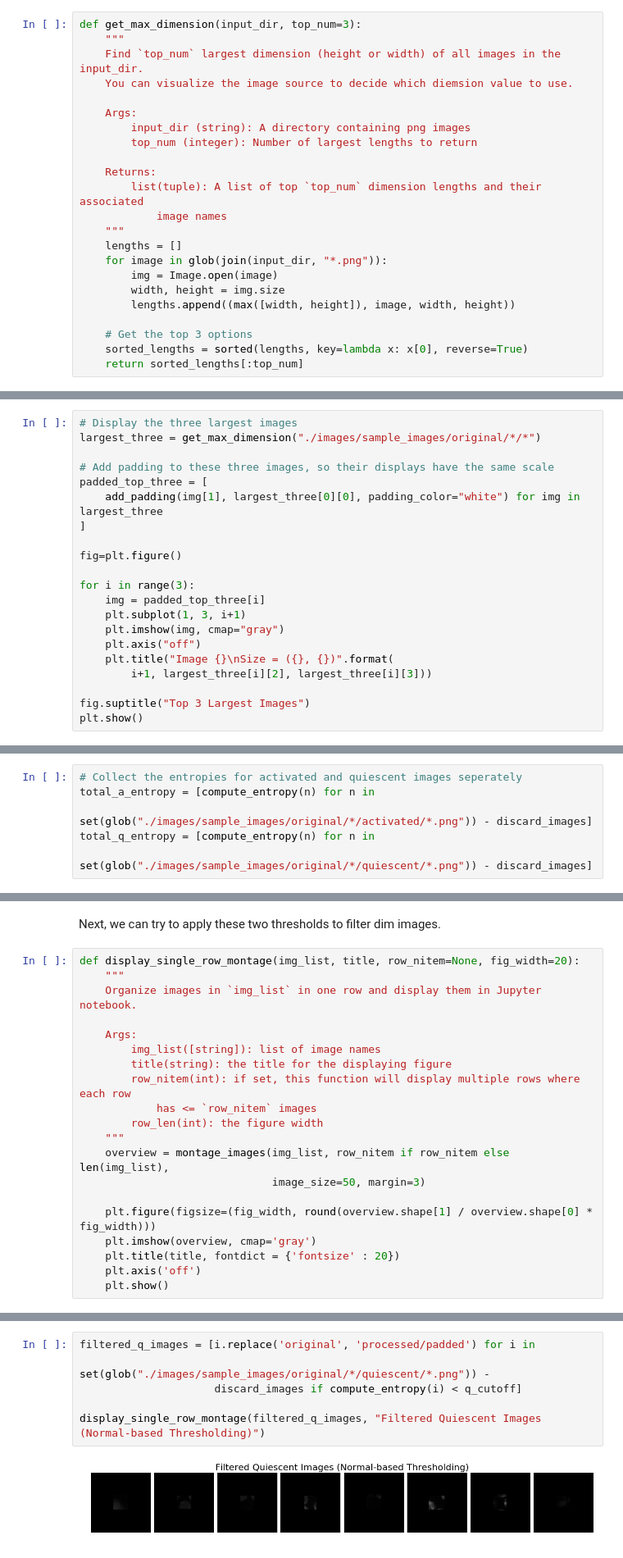
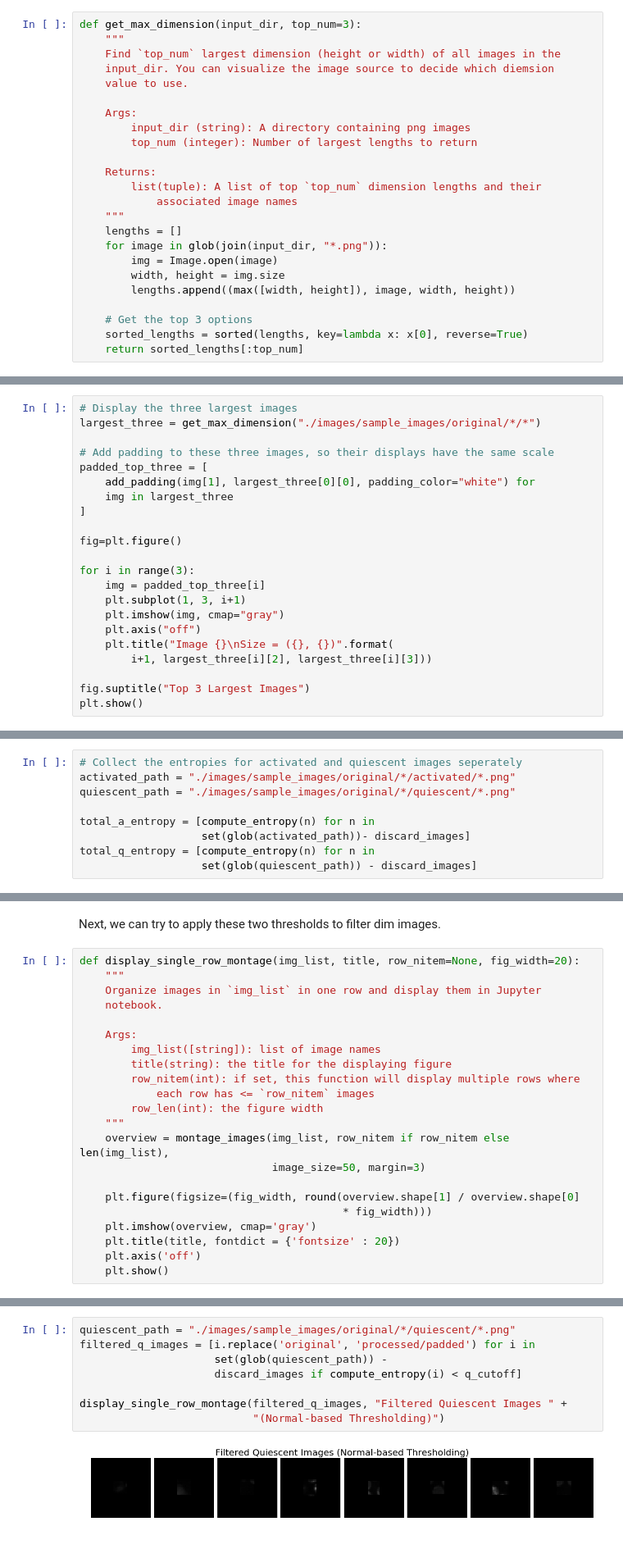
Before and after one commit to gitter-lab/t-cell-classification, a Jupyter notebook: image_processing.ipynb, the cells around one changed output, grey strips where cells are left out. Shown at 82% size. Saved outputs shown, nothing was run; the diff lists cells and outputs as text.

```diff
--- a/image_processing.ipynb
+++ b/image_processing.ipynb
@@ -84,16 +88,17 @@ It is not necessarily to resize all images to the largest size. For example, if
 # %%
 def get_max_dimension(input_dir, top_num=3):
     """
-    Find `top_num` largest dimension (height or width) of all images in the input_dir.
-    You can visualize the image source to decide which diemsion value to use.
+    Find `top_num` largest dimension (height or width) of all images in the
+    input_dir. You can visualize the image source to decide which diemsion
+    value to use.
 
     Args:
         input_dir (string): A directory containing png images
         top_num (integer): Number of largest lengths to return
 
     Returns:
-        list(tuple): A list of top `top_num` dimension lengths and their associated
-            image names
+        list(tuple): A list of top `top_num` dimension lengths and their
+            associated image names
     """
     lengths = []
     for image in glob(join(input_dir, "*.png")):
@@ -144,7 +149,8 @@ largest_three = get_max_dimension("./images/sample_images/original/*/*")
 
 # Add padding to these three images, so their displays have the same scale
 padded_top_three = [
-    add_padding(img[1], largest_three[0][0], padding_color="white") for img in largest_three
+    add_padding(img[1], largest_three[0][0], padding_color="white") for
+    img in largest_three
 ]
 
 fig=plt.figure()
@@ -295,10 +305,13 @@ Method 1 and 2 are easy and good for small dataset (i.e. this sample dataset). M
 This section demonstrates how to use an approximated normal distribution to help define $\alpha$.
 # %%
 # Collect the entropies for activated and quiescent images seperately
+activated_path = "./images/sample_images/original/*/activated/*.png"
+quiescent_path = "./images/sample_images/original/*/quiescent/*.png"
+
 total_a_entropy = [compute_entropy(n) for n in
-                   set(glob("./images/sample_images/original/*/activated/*.png")) - discard_images]
+                   set(glob(activated_path))- discard_images]
 total_q_entropy = [compute_entropy(n) for n in
-                   set(glob("./images/sample_images/original/*/quiescent/*.png")) - discard_images]
+                   set(glob(quiescent_path)) - discard_images]
 # %%
 f, ax1 = plt.subplots(1, sharey=True, figsize=(12, 8))
 
@@ -372,19 +396,21 @@ Next, we can try to apply these two thresholds to filter dim images.
 # %%
 def display_single_row_montage(img_list, title, row_nitem=None, fig_width=20):
     """
-    Organize images in `img_list` in one row and display them in Jupyter notebook.
+    Organize images in `img_list` in one row and display them in Jupyter
+    notebook.
 
     Args:
         img_list([string]): list of image names
         title(string): the title for the displaying figure
-        row_nitem(int): if set, this function will display multiple rows where each row
-            has <= `row_nitem` images
+        row_nitem(int): if set, this function will display multiple rows where
+            each row has <= `row_nitem` images
         row_len(int): the figure width
     """
     overview = montage_images(img_list, row_nitem if row_nitem else len(img_list),
                               image_size=50, margin=3)
 
-    plt.figure(figsize=(fig_width, round(overview.shape[1] / overview.shape[0] * fig_width)))
+    plt.figure(figsize=(fig_width, round(overview.shape[1] / overview.shape[0]
+                                         * fig_width)))
     plt.imshow(overview, cmap='gray')
     plt.title(title, fontdict = {'fontsize' : 20})
     plt.axis('off')
@@ -398,13 +426,15 @@ display_single_row_montage(filtered_a_images, "Filtered Activated Images (Normal
 # %% [output]
 [figure]
 # %%
+quiescent_path = "./images/sample_images/original/*/quiescent/*.png"
 filtered_q_images = [i.replace('original', 'processed/padded') for i in
-                     set(glob("./images/sample_images/original/*/quiescent/*.png")) -
+                     set(glob(quiescent_path)) -
                      discard_images if compute_entropy(i) < q_cutoff]
 
-display_single_row_montage(filtered_q_images, "Filtered Quiescent Images (Normal-based Thresholding)")
+display_single_row_montage(filtered_q_images, "Filtered Quiescent Images " +
+                           "(Normal-based Thresholding)")
 # %% [output]
-[figure, old version]
+[figure, new version]
 # %% [markdown]
 ### 3.3. Two-step Thresholding
 
```
Also changed, not shown: parts of 14 cells of this notebook, 2 other files.
